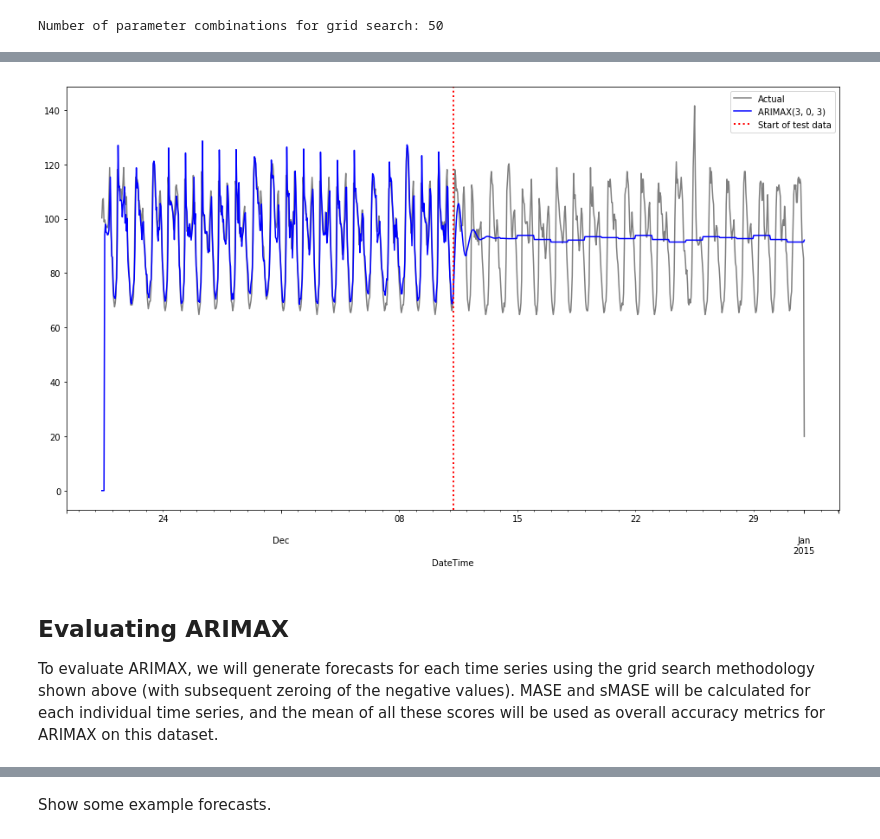
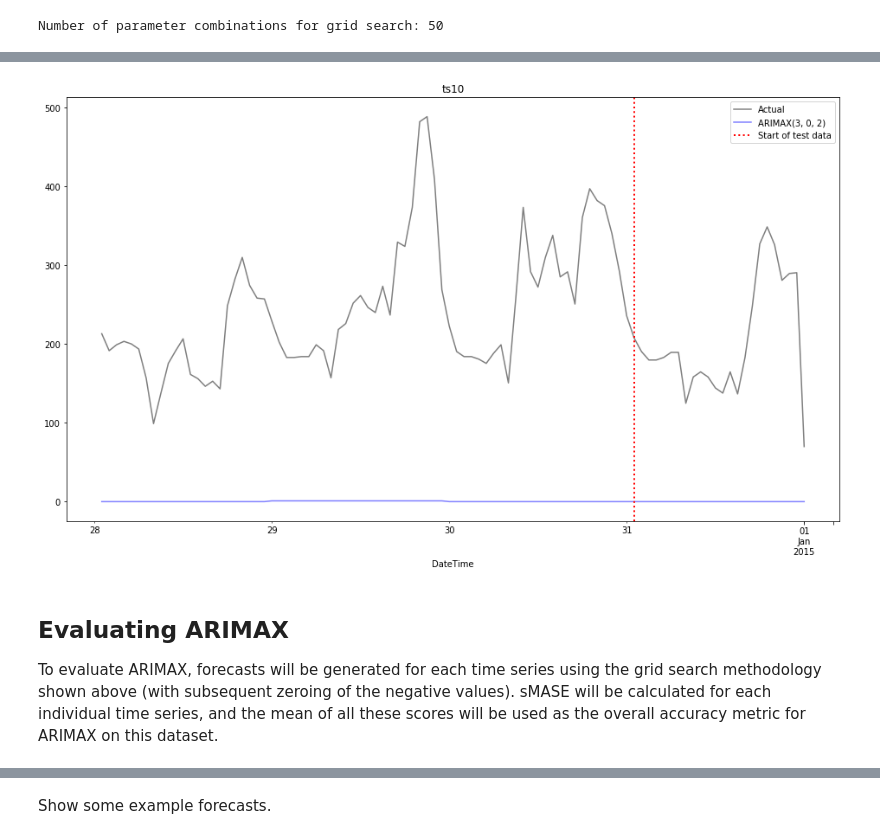
Before and after one commit to AidanCooper/forecasting, a Jupyter notebook: ARIMAX/household-electricity-consumption.ipynb, the cells around one changed output, grey strips where cells are left out. Saved outputs shown, nothing was run; the diff lists cells and outputs as text; code cells hidden in the pictures.

Commit message:
Create ARIMAX Models
Create models and forecasts for ARIMAX

```diff
--- a/ARIMAX/household-electricity-consumption.ipynb
+++ b/ARIMAX/household-electricity-consumption.ipynb
@@ -39,4 +35,0 @@ hec = hec.iloc[-1000:]
-# %%
-test_length = 500
-train_length = len(hec) - test_length
-three_weeks = 24*7*3
@@ -45,12 +50,5 @@ three_weeks = 24*7*3
 # %%
-def calc_MASE(training_series, testing_series, prediction_series):
-    n = len(training_series) - 1
-    d = np.abs(np.diff(training_series)).sum()/ n
-    errors = np.abs(testing_series - prediction_series)
-    return np.mean(errors) / d
-
-
-def calc_sMASE(training_series, testing_series, prediction_series, seasonality=24):
+def calc_sMASE(training_series, testing_series, prediction_series, seasonality=prediction_length):
     a = training_series.iloc[seasonality:].values
     b = training_series.iloc[:-seasonality].values
     d = np.sum(np.abs(a-b)) / len(a)
@@ -61,8 +59,8 @@ def calc_sMASE(training_series, testing_series, prediction_series, seasonality=2
 
 Exploration of how ARIMAX models work using a single example time series.
 # %%
-example_household = 'household_1'
-df_ex = hec.set_index('DateTime').loc[:, example_household]
+ts_ex = 'ts10'
+df_ex = df.loc[:, ts_ex]
 
 # Plot data from first five days
 df_ex.iloc[:24*5].plot();
@@ -145,12 +143,13 @@ print("Number of parameter combinations for grid search: {}".format(len(params_l
 # %% [output]
 Number of parameter combinations for grid search: 50
 # %%
-def optimiseARIMAX(ts, params_list=params_list, test_length=test_length):
+def optimiseARIMAX(time_series, params_list=params_list, test_length=prediction_length, train_length=context_length):
+    ts = time_series.iloc[-(prediction_length+train_length):]
     ts_train = ts.iloc[:-test_length]
     ts_test = ts.iloc[-test_length:]
 
-    # We'll select the best model using a holdout validation period of three days
-    val_length = 3*24
+    # Select the best model using a holdout validation period
+    val_length = test_length
     ts_train_val = ts.iloc[:-(test_length+val_length)]
     ts_val = ts.iloc[-(test_length+val_length):-test_length]
 
@@ -162,11 +161,11 @@ def optimiseARIMAX(ts, params_list=params_list, test_length=test_length):
         q = params[2]
 
         # try/except loop in case model fails to converge for given parameters
-        # We can use SARIMAX model but disregard the seasonal parameters
+        # Use SARIMAX model but disregard the seasonal parameters
         try:
             arimax = sm.tsa.SARIMAX(endog=ts_train_val.iloc[:, 0],
                                     exog=ts_train_val.iloc[:, 1:],
-                                    freq='H', order=(p, d, q)).fit()
+                                    order=(p, d, q)).fit()
         except:
             continue
 
@@ -192,19 +191,19 @@ def optimiseARIMAX(ts, params_list=params_list, test_length=test_length):
         try:
             arimax = sm.tsa.SARIMAX(endog=ts_train.iloc[:, 0],
                                     exog=ts_train.iloc[:, 1:],
-                                    freq='H', order=train_params).fit()
+                                    order=train_params).fit()
             trained = True
         except:
             model_rank += 1
 
     summary = arimax.summary()
 
-    # Start index must be greater than q. We will fill the missing initial entries with zeroes
+    # Start index must be greater than q. Fill missing initial entries with zeroes
     fcst = arimax.predict(start=ts_train.index[train_params[2]+1],
                           end=ts_test.index[-1],
                           exog=ts_test.iloc[:, 1:])
     fcst = np.concatenate([np.array([0 for i in range(train_params[2]+1)]), fcst])
-    fcst = pd.DataFrame(data=fcst, index=ts.index, columns=['%s_pred' % ts.columns[0]])
+    fcst = pd.DataFrame(data=fcst, index=ts.index, columns=['pred%s' % ts.columns[0][2:]])
 
     return fcst, train_params, summary
 # %%
@@ -237,17 +236,18 @@ Wall time: 36.8 s
 # %%
 # Example forecast
 fcst0 = df_ex.copy()
-fcst0['%s_pred' % example_household][fcst0['%s_pred' % example_household] < 0] = 0
+fcst0['pred%s' % ts_ex[2:]][fcst0['pred%s' % ts_ex[2:]] < 0] = 0
 
-fcst0[example_household].plot(label='Actual', c='k', alpha=0.5)
-fcst0['%s_pred' % example_household].plot(label='ARIMAX%s' % str(train_params), c='b')
-plt.axvline(x=fcst0.index[-test_length], linestyle=':', linewidth=2, color='r', label='Start of test data')
-plt.legend();
+fcst0.iloc[-4*prediction_length:, 0].plot(label='Actual', c='k', alpha=0.5)
+fcst0.iloc[-4*prediction_length:, 1].plot(label='ARIMAX%s' % str(train_params), c='b', alpha=0.5)
+plt.axvline(x=fcst0.index[-prediction_length], linestyle=':', linewidth=2, color='r', label='Start of test data')
+plt.legend()
+plt.title(ts_ex);
 # %% [output]
-[figure, old version]
+[figure, new version]
 # %% [markdown]
 ## Evaluating ARIMAX
 
-To evaluate ARIMAX, we will generate forecasts for each time series using the grid search methodology shown above (with subsequent zeroing of the negative values). MASE and sMASE will be calculated for each individual time series, and the mean of all these scores will be used as overall accuracy metrics for ARIMAX on this dataset.
+To evaluate ARIMAX, forecasts will be generated for each time series using the grid search methodology shown above (with subsequent zeroing of the negative values). sMASE will be calculated for each individual time series, and the mean of all these scores will be used as the overall accuracy metric for ARIMAX on this dataset.
 # %%
 parameters = []
```
Also changed, not shown: parts of 32 cells of this notebook, 7 other files.
